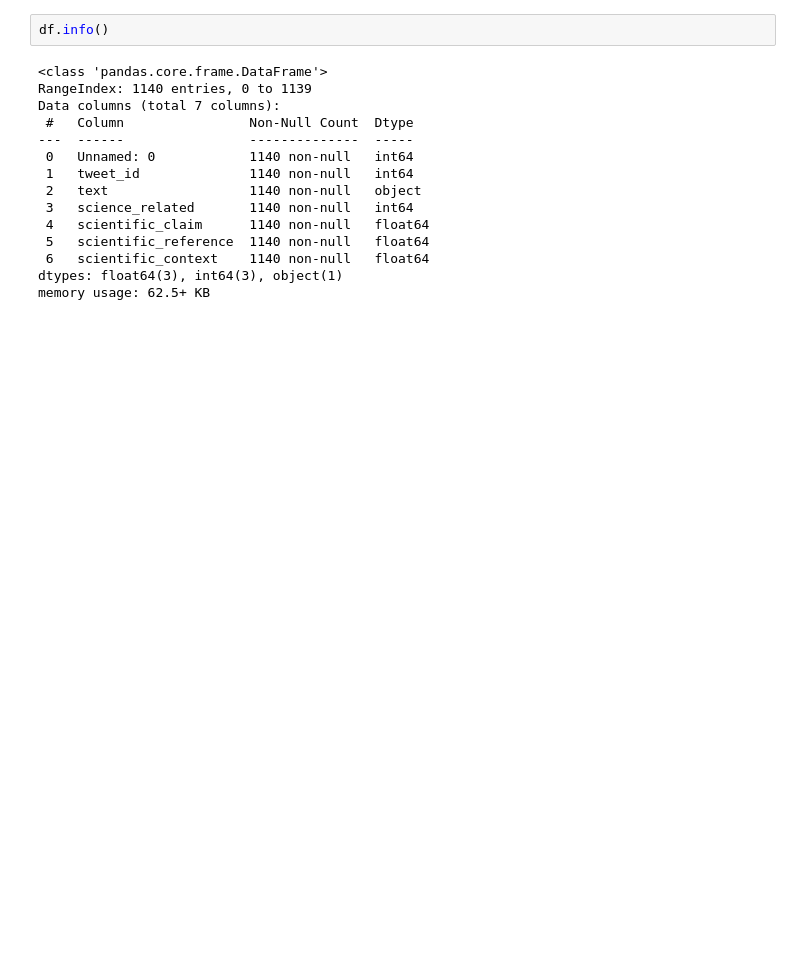
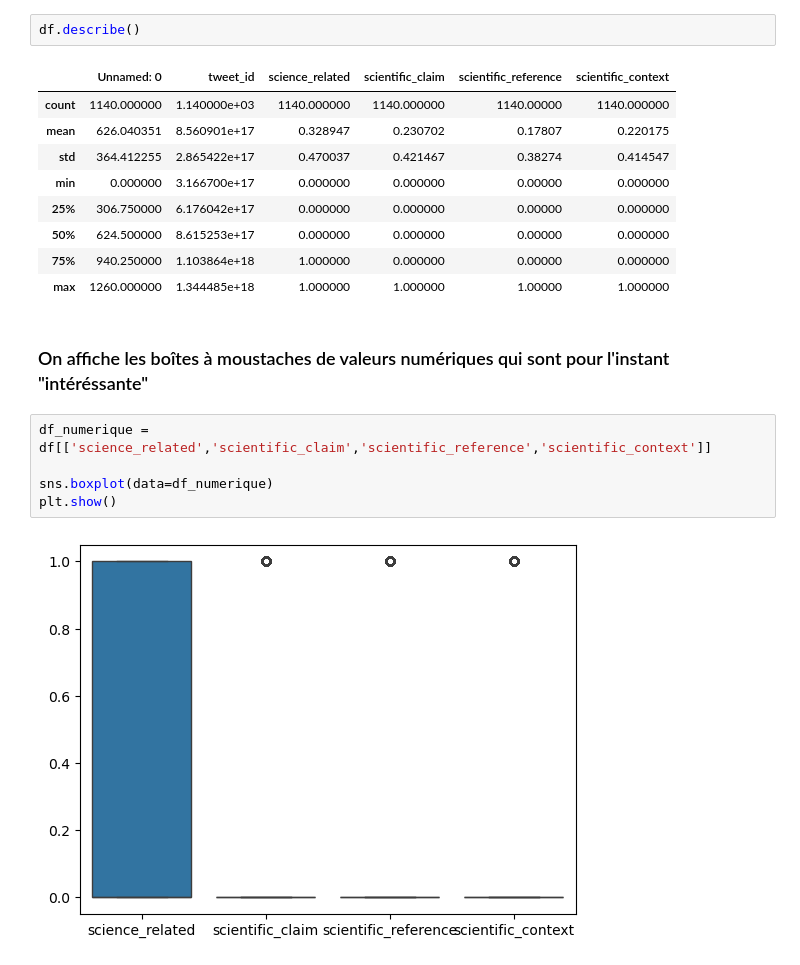
Before and after one commit to Kinadim/ML_projet, a Jupyter notebook: ML_PROJET.ipynb, the cells around one changed output. Cells and saved outputs as stored; diff of their text form; blank space fills up the shorter version.

Commit message:
quelque stats + nettoyage des tweets

```diff
--- a/ML_PROJET.ipynb
+++ b/ML_PROJET.ipynb
@@ -24,17 +55,21 @@ FileNotFoundError: [Errno 2] No such file or directory: 'scitweets_export.tsv'
 # %%
-df.info()
+df.describe()
 # %% [output]
-<class 'pandas.core.frame.DataFrame'>
-RangeIndex: 1140 entries, 0 to 1139
-Data columns (total 7 columns):
- #   Column                Non-Null Count  Dtype
----  ------                --------------  -----
- 0   Unnamed: 0            1140 non-null   int64
- 1   tweet_id              1140 non-null   int64
- 2   text                  1140 non-null   object
- 3   science_related       1140 non-null   int64
- 4   scientific_claim      1140 non-null   float64
- 5   scientific_reference  1140 non-null   float64
- 6   scientific_context    1140 non-null   float64
-dtypes: float64(3), int64(3), object(1)
-memory usage: 62.5+ KB
+|  | Unnamed: 0 | tweet_id | science_related | scientific_claim | scientific_reference | scientific_context |
+| count | 1140.000000 | 1.140000e+03 | 1140.000000 | 1140.000000 | 1140.00000 | 1140.000000 |
+| mean | 626.040351 | 8.560901e+17 | 0.328947 | 0.230702 | 0.17807 | 0.220175 |
+| std | 364.412255 | 2.865422e+17 | 0.470037 | 0.421467 | 0.38274 | 0.414547 |
+| min | 0.000000 | 3.166700e+17 | 0.000000 | 0.000000 | 0.00000 | 0.000000 |
+| 25% | 306.750000 | 6.176042e+17 | 0.000000 | 0.000000 | 0.00000 | 0.000000 |
+| 50% | 624.500000 | 8.615253e+17 | 0.000000 | 0.000000 | 0.00000 | 0.000000 |
+| 75% | 940.250000 | 1.103864e+18 | 1.000000 | 0.000000 | 0.00000 | 0.000000 |
+| max | 1260.000000 | 1.344485e+18 | 1.000000 | 1.000000 | 1.00000 | 1.000000 |
+# %% [markdown]
+### On affiche les boîtes à moustaches de valeurs numériques qui sont pour l'instant "intéréssante"
+# %%
+df_numerique = df[['science_related','scientific_claim','scientific_reference','scientific_context']]
+
+sns.boxplot(data=df_numerique)
+plt.show()
+# %% [output]
+[figure, added]
```
Also changed, not shown: parts of 7 cells of this notebook.
